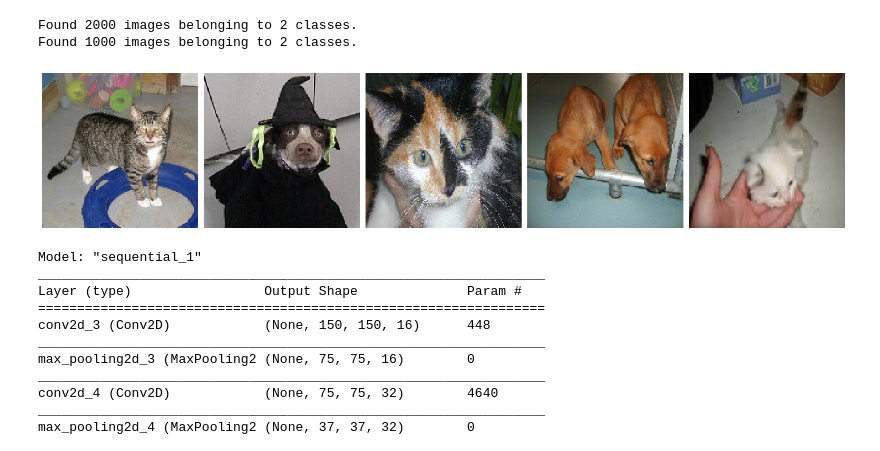
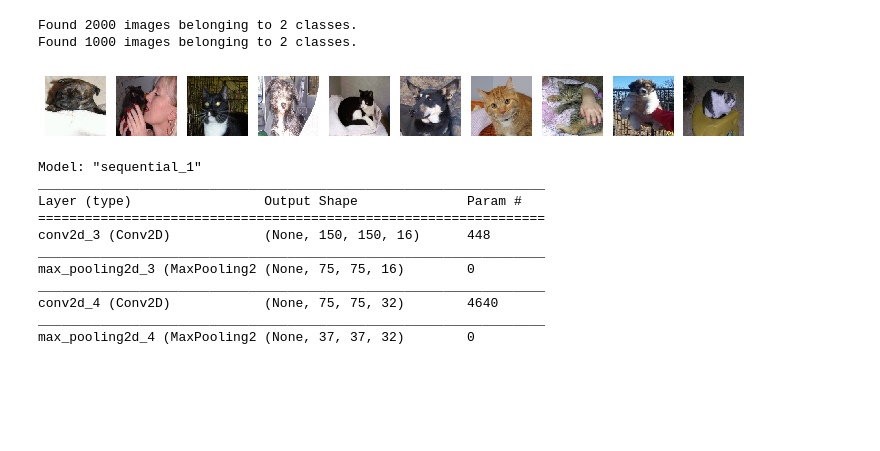
Before and after one commit to qurrata111/Research, a Jupyter notebook: img_classif.ipynb, the cells around one changed output. Drawn from its saved outputs; the diff is of its cells as text; code cells hidden in the pictures; blank space fills up the shorter version.

```diff
--- a/img_classif.ipynb
+++ b/img_classif.ipynb
@@ -76,16 +78,16 @@ sample_training_images, _ = next(train_data_gen)
 # %%
 # This function will plot images in the form of a grid with 1 row and 5 columns where images are placed in each column.
 def plotImages(images_arr):
-    fig, axes = plt.subplots(1, 5, figsize=(20,20))
+    fig, axes = plt.subplots(1, 10, figsize=(10,10))
     axes = axes.flatten()
     for img, ax in zip( images_arr, axes):
         ax.imshow(img)
         ax.axis('off')
     plt.tight_layout()
     plt.show()
-plotImages(sample_training_images[:5])
+plotImages(sample_training_images[:10])
 # %% [output]
-[figure, old version]
+[figure, new version]
 # %%
 # create model
 model = Sequential([
```
Also changed, not shown: parts of 2 cells of this notebook.
